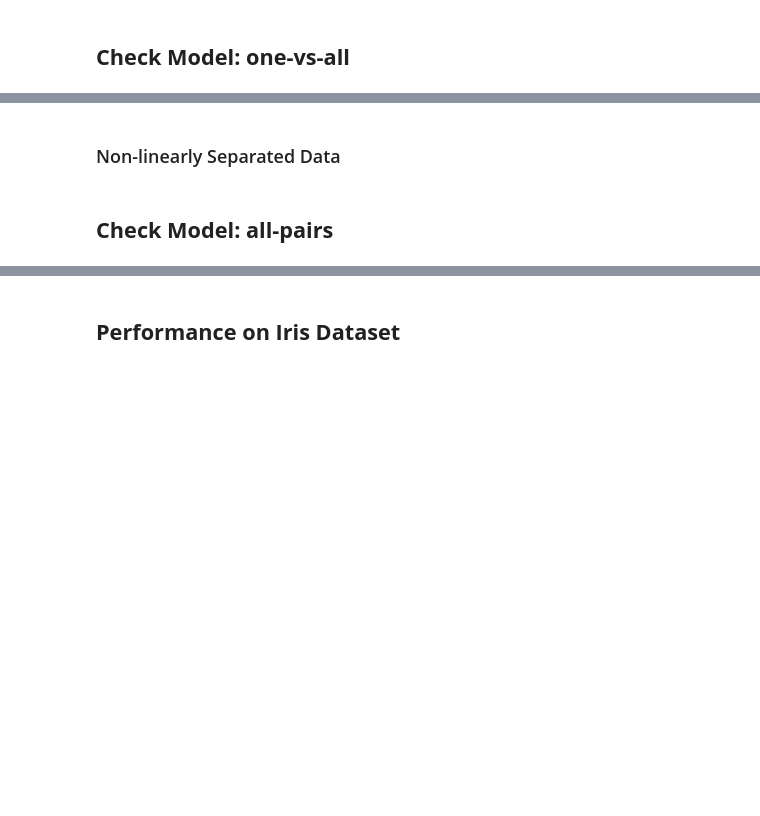
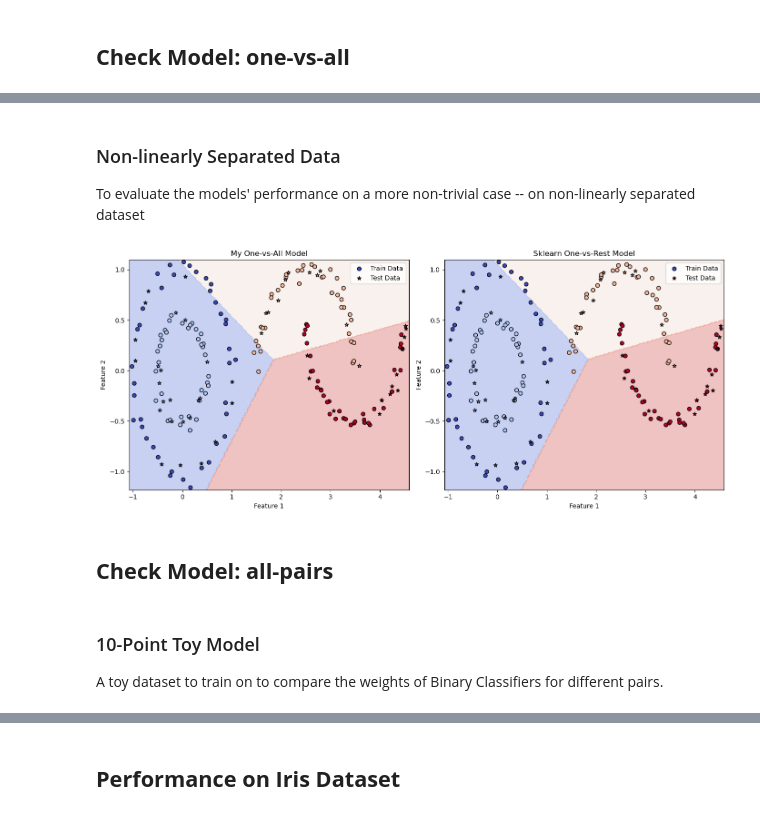
Before and after one commit to hyukahn16/data2060-final-project, a Jupyter notebook: src/project.ipynb, the cells around one changed output, grey strips where cells are left out. Saved outputs shown, nothing was run; the diff lists cells and outputs as text; code cells hidden in the pictures; blank space fills up the shorter version.

```diff
--- a/src/project.ipynb
+++ b/src/project.ipynb
@@ -841,28 +814,32 @@ CheckPlot_OnevsAll(X5_train, Y5_train, X5_test, Y5_test, lr=0.01, num_epochs=100
 # %% [markdown]
 ### Non-linearly Separated Data
+
+To evaluate the models' performance on a more non-trivial case -- on non-linearly separated dataset
 # %%
 from sklearn.datasets import make_circles, make_moons
 np.random.seed(0)
 
-x1, y1 = make_circles(n_samples=150, noise=0.05, factor=0.5, random_state=0)
-x2, y2 = make_moons(n_samples=150, noise=0.05, random_state=0)
+x1, y1 = make_circles(n_samples=100, noise=0.05, factor=0.5, random_state=0)
+x2, y2 = make_moons(n_samples=100, noise=0.05, random_state=0)
 x2 += np.array([2.5, 0])
 y2 += 2
 
 X6 = np.vstack([x1, x2])
 Y6 = np.hstack([y1, y2])
 
-indices = np.arange(X5.shape[0])
+indices = np.arange(X6.shape[0])
 shuffled_inds = np.random.permutation(indices)
 X6 = X6[shuffled_inds]
 Y6 = Y6[shuffled_inds]
-X6_train = X6[indices[:225]]
-Y6_train = Y6[indices[:225]]
-X6_test = X6[indices[-76:-1]]
-Y6_test = Y6[indices[-76:-1]]
+X6_train = X6[indices[:150]]
+Y6_train = Y6[indices[:150]]
+X6_test = X6[indices[-51:-1]]
+Y6_test = Y6[indices[-51:-1]]
 
 #check
-CheckPlot_OnevsAll(X6_train, Y6_train, X6_test, Y6_test, lr=0.01, num_epochs=10000)
+CheckPlot_OnevsAll(X6_train, Y6_train, X6_test, Y6_test, lr=0.01, num_epochs=1000)
+# %% [output]
+[figure, added]
 # %% [markdown]
 ## **Check Model: all-pairs**
 # %%
@@ -935,3 +917,7 @@ def CheckPlot_AllPairs(X_train, Y_train, X_test, Y_test, lr, num_epochs):
 
     plt.tight_layout()
     plt.show()
+# %% [markdown]
+### 10-Point Toy Model
+
+A toy dataset to train on to compare the weights of Binary Classifiers for different pairs.
```
Also changed, not shown: parts of 39 cells of this notebook, 1 other file.
